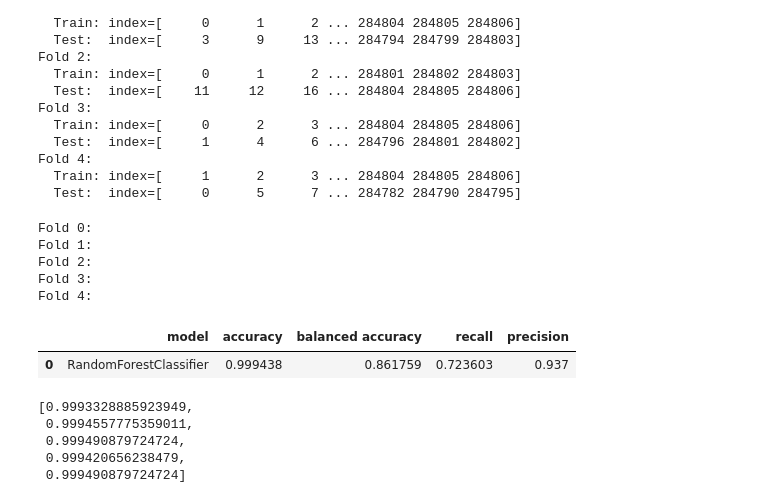
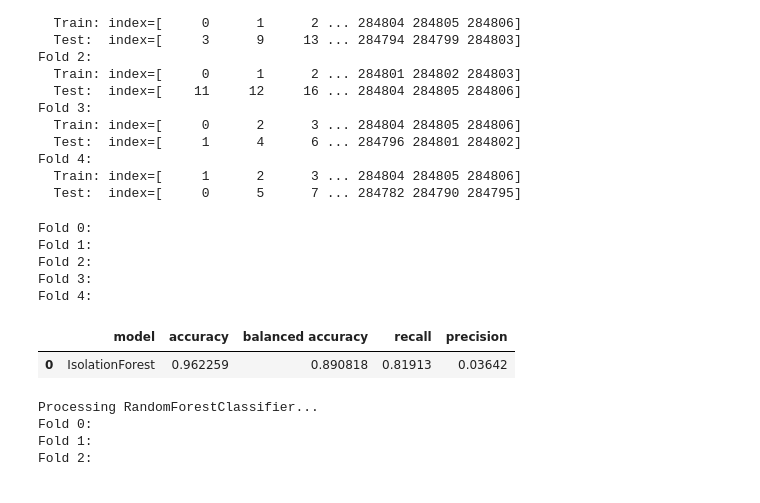
Before and after one commit to aesthlu/fraud_detection, a Jupyter notebook: AML.ipynb, the cells around one changed output. Drawn from its saved outputs; the diff is of its cells as text; code cells hidden in the pictures.

```diff
--- a/AML.ipynb
+++ b/AML.ipynb
@@ -103,11 +103,10 @@ Fold 4:
   Train: index=[     1      2      3 ... 284804 284805 284806]
   Test:  index=[     0      5      7 ... 284782 284790 284795]
 # %%
-from sklearn.ensemble import RandomForestClassifier, IsolationForest
+from sklearn.ensemble import IsolationForest
 from sklearn.metrics import balanced_accuracy_score, accuracy_score, recall_score, precision_score
 
 df_metrics = pd.DataFrame(columns=["model", "accuracy", "balanced accuracy", "recall", "precision"])
-
 
 metrics = {
     "accuracy": [],
@@ -117,42 +116,89 @@ metrics = {
 }
 for i, (train_index, test_index) in enumerate(kfold.split(X,y)):
     print(f"Fold {i}:")
 
     X_train, X_test = X.iloc[train_index], X.iloc[test_index]
     y_train, y_test = y.iloc[train_index], y.iloc[test_index]
 
-    model = RandomForestClassifier(max_depth=5)
-    model.fit(X_train, y_train)
+    model = IsolationForest(random_state=0)
+    model.fit(X_train)
 
     y_pred = model.predict(X_test)
+    y_pred = (y_pred == -1)
+    #print(y_pred)
 
     metrics["accuracy"].append(accuracy_score(y_true=y_test, y_pred=y_pred))
     metrics["balanced accuracy"].append(balanced_accuracy_score(y_true=y_test, y_pred=y_pred))
     metrics["recall"].append(recall_score(y_true=y_test, y_pred=y_pred))
     metrics["precision"].append(precision_score(y_true=y_test, y_pred=y_pred))
 
 df_metrics.loc[0] = [
-    "RandomForestClassifier",
+    "IsolationForest",
     np.mean(metrics["accuracy"]),
     np.mean(metrics["balanced accuracy"]),
     np.mean(metrics["recall"]),
     np.mean(metrics["precision"])
 ]
 
 df_metrics
 # %% [output]
 Fold 0:
 Fold 1:
 Fold 2:
 Fold 3:
 Fold 4:
 |  | model | accuracy | balanced accuracy | recall | precision |
-| 0 | RandomForestClassifier | 0.999438 | 0.861759 | 0.723603 | 0.937 |
+| 0 | IsolationForest | 0.962259 | 0.890818 | 0.81913 | 0.03642 |
-# %%
-metrics["accuracy"]
-# %% [output]
-[0.9993328885923949,
- 0.9994557775359011,
- 0.999490879724724,
- 0.999420656238479,
- 0.999490879724724]
+# %%
+from sklearn.ensemble import RandomForestClassifier, IsolationForest, GradientBoostingClassifier, AdaBoostClassifier
+from sklearn.metrics import balanced_accuracy_score, accuracy_score, recall_score, precision_score
+from xgboost import XGBClassifier
+
+df_metrics = pd.DataFrame(columns=["model", "accuracy", "balanced accuracy", "recall", "precision"])
+
+models = {
+    "RandomForestClassifier": RandomForestClassifier(),
+    "GradientBoosting": GradientBoostingClassifier(n_estimators=100, random_state=0),
+    "XGBClassifier": XGBClassifier(n_estimators=100),
+    "AdaBoostClassifier": AdaBoostClassifier()
+}
+i=0
+for model in models:
+    print(f"Processing {model}...")
+    metrics = {
+    "accuracy": [],
+    "balanced accuracy": [],
+    "recall": [],
+    "precision": []
+    }
+    for i, (train_index, test_index) in enumerate(kfold.split(X,y)):
+        print(f"Fold {i}:")
+
+        X_train, X_test = X.iloc[train_index], X.iloc[test_index]
+        y_train, y_test = y.iloc[train_index], y.iloc[test_index]
+
+        model = RandomForestClassifier(max_depth=5)
+        model.fit(X_train, y_train)
+
+        y_pred = model.predict(X_test)
+
+        metrics["accuracy"].append(accuracy_score(y_true=y_test, y_pred=y_pred))
+        metrics["balanced accuracy"].append(balanced_accuracy_score(y_true=y_test, y_pred=y_pred))
+        metrics["recall"].append(recall_score(y_true=y_test, y_pred=y_pred))
+        metrics["precision"].append(precision_score(y_true=y_test, y_pred=y_pred))
+
+    df_metrics.loc[i] = [
+        model,
+        np.mean(metrics["accuracy"]),
+        np.mean(metrics["balanced accuracy"]),
+        np.mean(metrics["recall"]),
+        np.mean(metrics["precision"])
+    ]
+    i+=1
+
+df_metrics
+# %% [output]
+Processing RandomForestClassifier...
+Fold 0:
+Fold 1:
+Fold 2:
```
